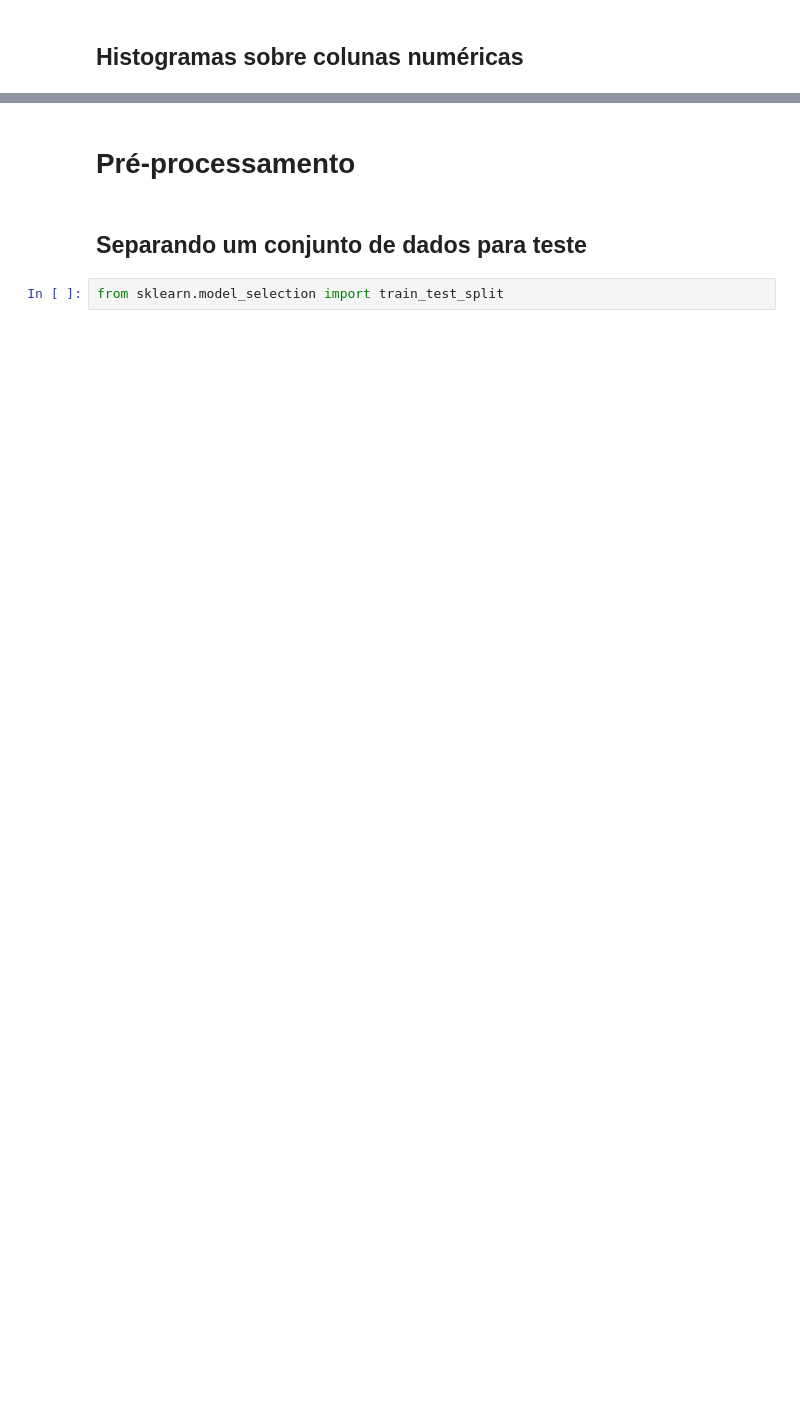
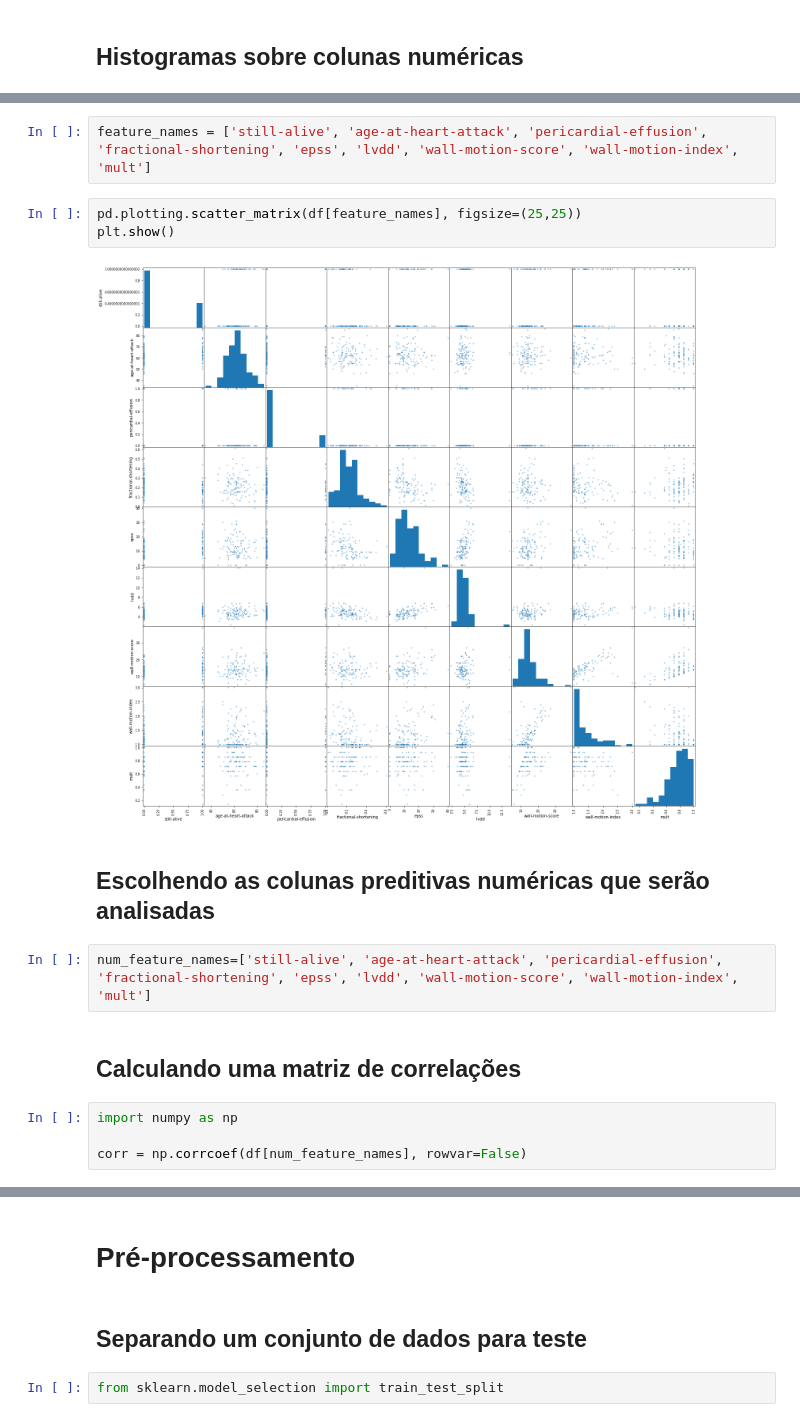
Before and after one commit to ericcarlotto/analiseDadosEchocardiogramDatabase, a Jupyter notebook: predictiveModelEchocardiogram.ipynb, the cells around one changed output, grey strips where cells are left out. Saved outputs shown, nothing was run; the diff lists cells and outputs as text; blank space fills up the shorter version.

```diff
--- a/predictiveModelEchocardiogram.ipynb
+++ b/predictiveModelEchocardiogram.ipynb
@@ -100,0 +94,17 @@ plt.show()
+# %%
+feature_names = ['still-alive', 'age-at-heart-attack', 'pericardial-effusion', 'fractional-shortening', 'epss', 'lvdd', 'wall-motion-score', 'wall-motion-index', 'mult']
+# %%
+pd.plotting.scatter_matrix(df[feature_names], figsize=(25,25))
+plt.show()
+# %% [output]
+[figure, added]
+# %% [markdown]
+<h2>Escolhendo as colunas preditivas numéricas que serão analisadas</h2>
+# %%
+num_feature_names=['still-alive', 'age-at-heart-attack', 'pericardial-effusion', 'fractional-shortening', 'epss', 'lvdd', 'wall-motion-score', 'wall-motion-index', 'mult']
+# %% [markdown]
+<h2>Calculando uma matriz de correlações</h2>
+# %%
+import numpy as np
+
+corr = np.corrcoef(df[num_feature_names], rowvar=False)
```
Also changed, not shown: parts of 31 cells of this notebook, 1 other file.
